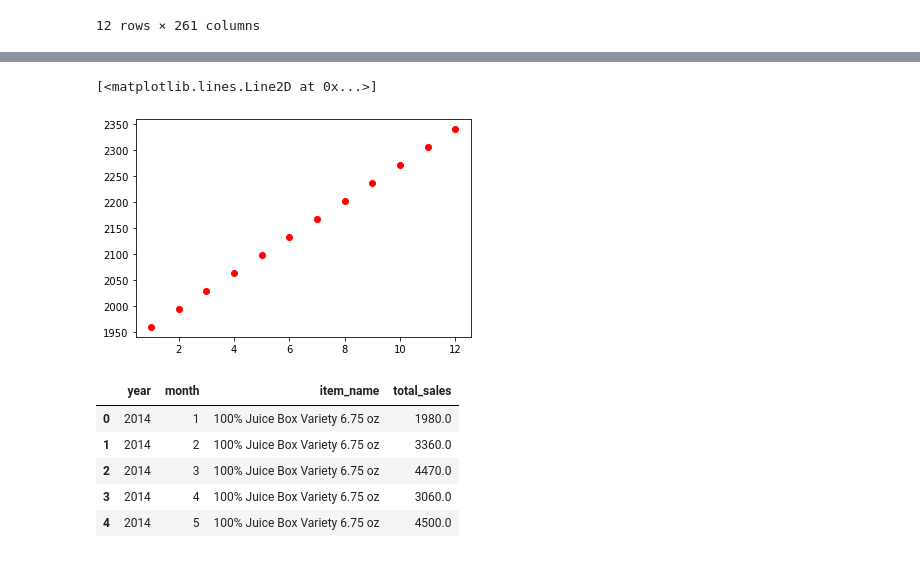
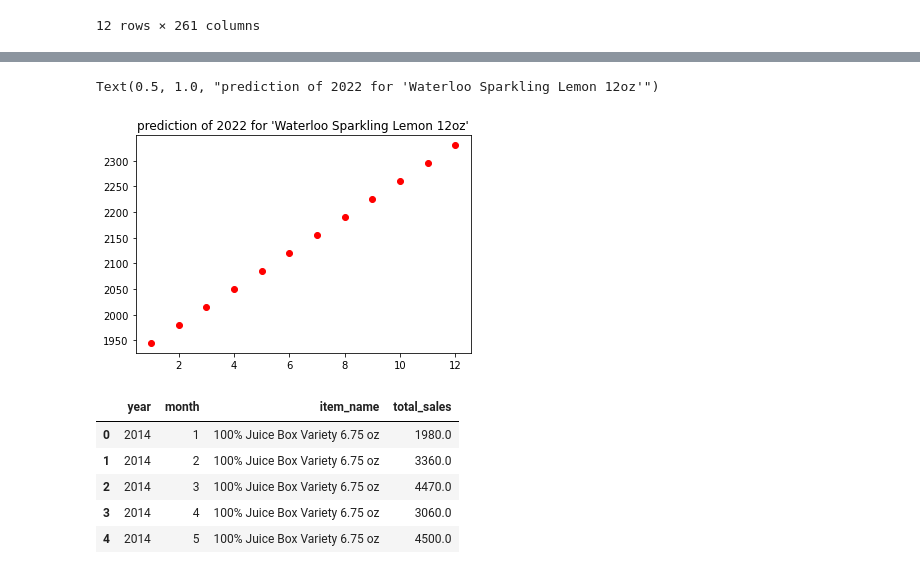
Before and after one commit to SadiaAlamChy/HDA-Tech-Learning, a Jupyter notebook: notebook/Analytics/Advance task.ipynb, the cells around one changed output, grey strips where cells are left out. Cells and saved outputs as stored; diff of their text form; code cells hidden in the pictures.

```diff
--- a/notebook/Analytics/Advance task.ipynb
+++ b/notebook/Analytics/Advance task.ipynb
@@ -348,8 +299,10 @@ array([1959.59475219, 1994.17833245, 2028.76191271, 2063.34549297,
 # %%
+#prediction of 2022 for "Waterloo Sparkling Lemon 12oz"
 plt.plot([1,2,3,4,5,6,7,8,9,10,11,12],pred_2022,'ro')
+plt.title("prediction of 2022 for 'Waterloo Sparkling Lemon 12oz'")
 # %% [output]
-[<matplotlib.lines.Line2D at 0x...>]
+Text(0.5, 1.0, "prediction of 2022 for 'Waterloo Sparkling Lemon 12oz'")
-[figure, old version]
+[figure, new version]
 # %%
 df.head()
 # %% [output]
```
Also changed, not shown: parts of 16 cells of this notebook, 1 other file.
